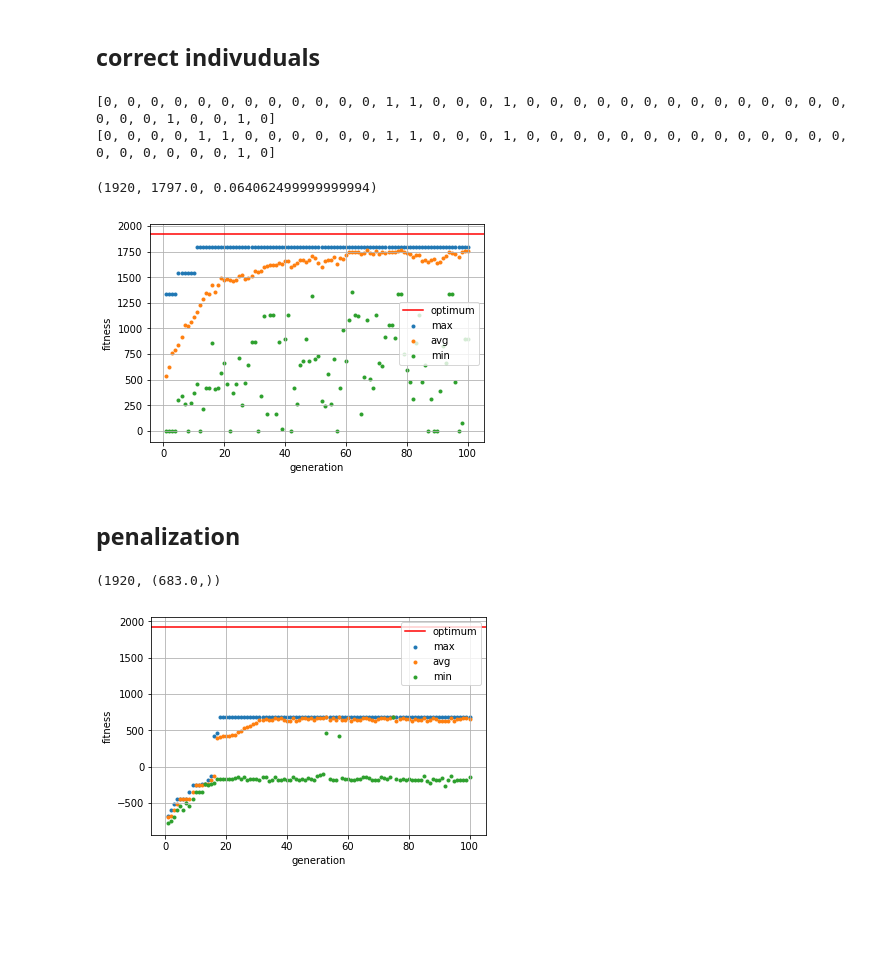
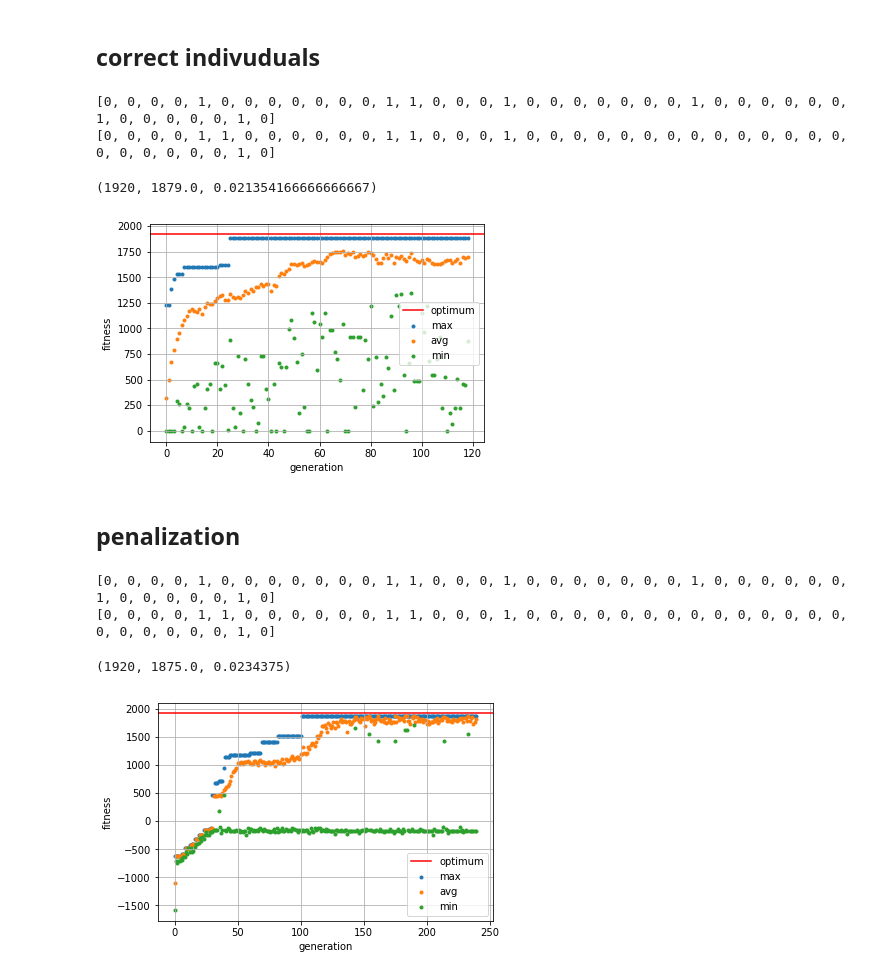
Before and after one commit to podondra/genetic-algorithm, a Jupyter notebook: knapsack.ipynb, the cells around one changed output. Saved outputs shown, nothing was run; the diff lists cells and outputs as text; code cells hidden in the pictures; blank space fills up the shorter version.

Commit message:
Change notebook to use early stopping

```diff
--- a/knapsack.ipynb
+++ b/knapsack.ipynb
@@ -73,7 +73,6 @@ creator.create('Individual', list, fitness=creator.Fitness)
 ## correct indivuduals
 # %%
 N_POP = 100
-N_GEN = 100
 CXPB = 0.6
 INDPB = 0.001
 
@@ -89,7 +88,7 @@ toolbox.register('evaluate', ga.evaluate_correction, weights=instance['weights']
 
 population = toolbox.population(n=N_POP)
 population, logbook, halloffame = ga.genetic_algorithm(
-    population, toolbox, ngen=N_GEN, cxpb=CXPB, mutpb=1, elitism=1
+    population, toolbox, early_stop=(1, 50), cxpb=CXPB, mutpb=1, elitism=1
 )
 
 plot_ga_progress(logbook, instance['value'])
@@ -100,36 +99,40 @@ print(instance['solution'])
 c_apx = best.fitness.values[0]
 instance['value'], c_apx, relative_error(instance['value'], c_apx)
 # %% [output]
-[0, 0, 0, 0, 0, 0, 0, 0, 0, 0, 0, 0, 1, 1, 0, 0, 0, 1, 0, 0, 0, 0, 0, 0, 0, 0, 0, 0, 0, 0, 0, 0, 0, 0, 0, 1, 0, 0, 1, 0]
+[0, 0, 0, 0, 1, 0, 0, 0, 0, 0, 0, 0, 1, 1, 0, 0, 0, 1, 0, 0, 0, 0, 0, 0, 0, 1, 0, 0, 0, 0, 0, 0, 1, 0, 0, 0, 0, 0, 1, 0]
 [0, 0, 0, 0, 1, 1, 0, 0, 0, 0, 0, 0, 1, 1, 0, 0, 0, 1, 0, 0, 0, 0, 0, 0, 0, 0, 0, 0, 0, 0, 0, 0, 0, 0, 0, 0, 0, 0, 1, 0]
-(1920, 1797.0, 0.064062499999999994)
+(1920, 1879.0, 0.021354166666666667)
-[figure, old version]
+[figure, new version]
 # %% [markdown]
 ## penalization
 # %%
 N_POP = 100
-N_GEN = 100
 CXPB = 0.6
 INDPB = 0.001
 
 toolbox = base.Toolbox()
 toolbox.register('attr_item', random.randint, 0, 1)
 toolbox.register('individual', tools.initRepeat, creator.Individual, toolbox.attr_item, instance.name[0])
 toolbox.register('population', tools.initRepeat, list, toolbox.individual)
 toolbox.register('mate', tools.cxTwoPoint)
 toolbox.register('mutate', tools.mutFlipBit, indpb=INDPB)
 toolbox.register('select', tools.selRoulette)
 toolbox.register('evaluate', ga.evaluate_penalization, weights=instance['weights'],
                  values=instance['values'], m=instance['m'])
 
 
 population = toolbox.population(n=N_POP)
 population, logbook, halloffame = ga.genetic_algorithm(
-    population, toolbox, ngen=N_GEN, cxpb=CXPB, mutpb=1, elitism=1
+    population, toolbox, early_stop=(1, 50), cxpb=CXPB, mutpb=1, elitism=1
 )
 
 plot_ga_progress(logbook, instance['value'])
-instance['value'], halloffame[0].fitness.values
+print(best)
+print(instance['solution'])
+c_apx = halloffame[0].fitness.values[0]
+instance['value'], c_apx, relative_error(instance['value'], c_apx)
 # %% [output]
-(1920, (683.0,))
+[0, 0, 0, 0, 1, 0, 0, 0, 0, 0, 0, 0, 1, 1, 0, 0, 0, 1, 0, 0, 0, 0, 0, 0, 0, 1, 0, 0, 0, 0, 0, 0, 1, 0, 0, 0, 0, 0, 1, 0]
+[0, 0, 0, 0, 1, 1, 0, 0, 0, 0, 0, 0, 1, 1, 0, 0, 0, 1, 0, 0, 0, 0, 0, 0, 0, 0, 0, 0, 0, 0, 0, 0, 0, 0, 0, 0, 0, 0, 1, 0]
+(1920, 1875.0, 0.0234375)
-[figure, old version]
+[figure, new version]
```
